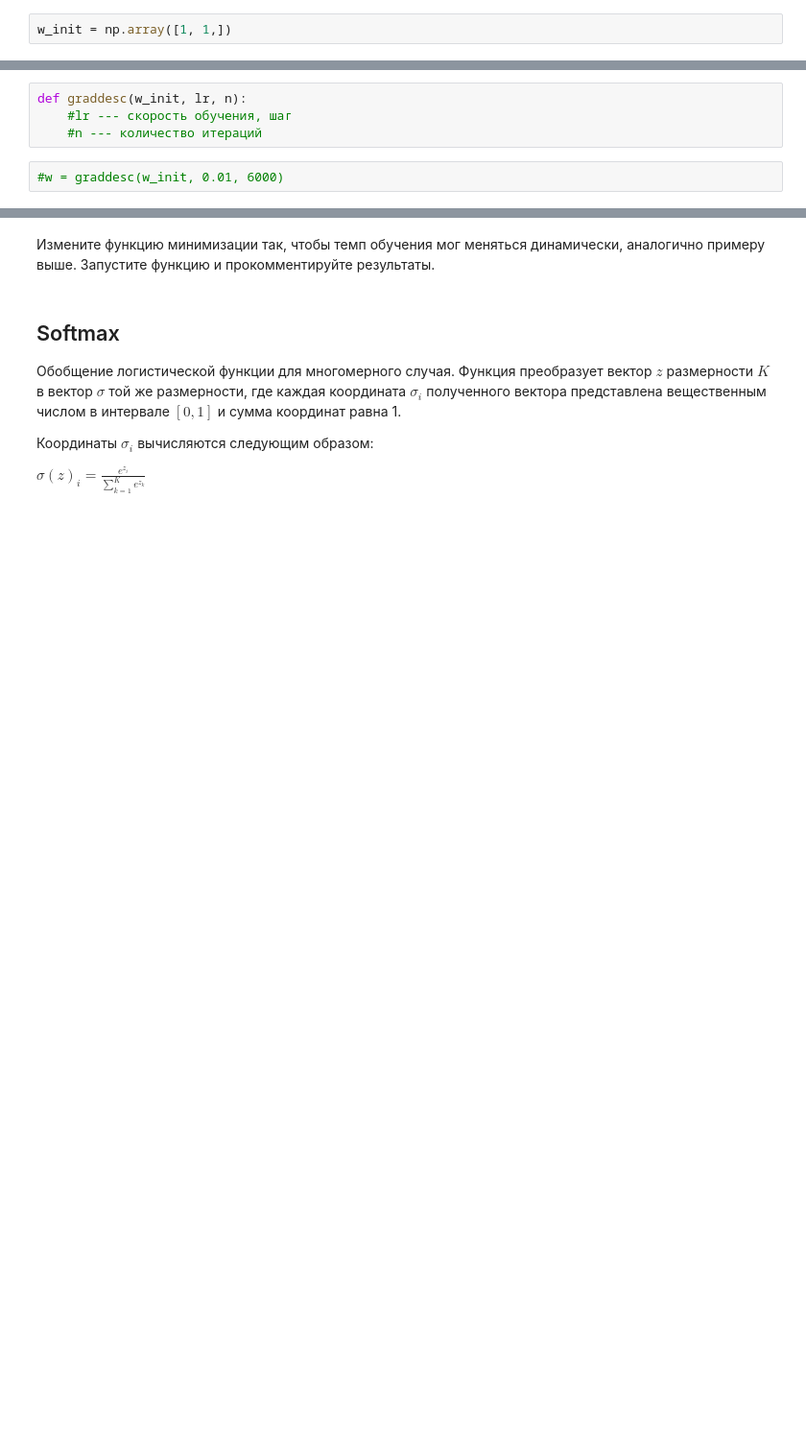
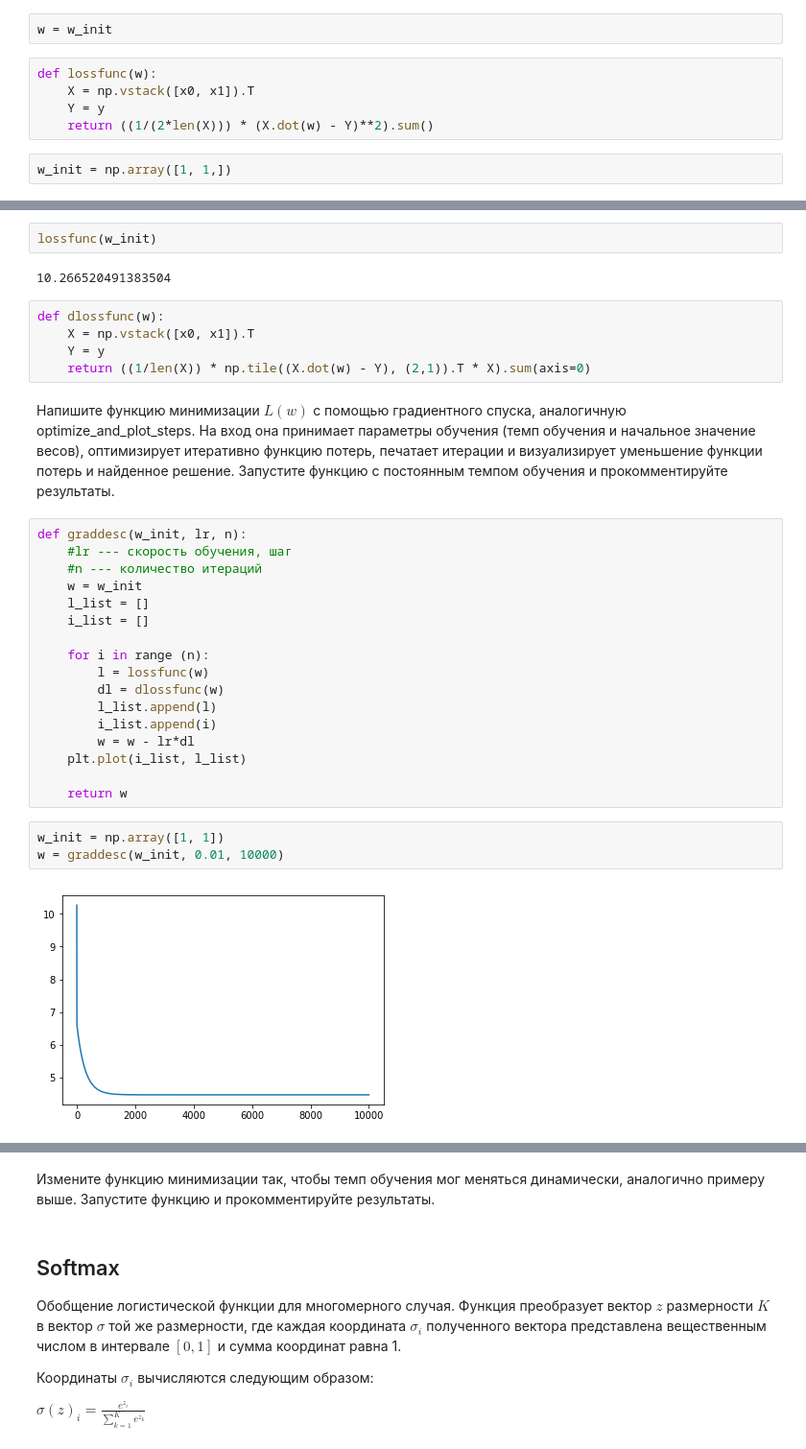
Before and after one commit to GrachevArtem/dl-course-big, a Jupyter notebook: week1/seminar/Seminar_1.ipynb, the cells around one changed output, grey strips where cells are left out. Shown at 96% size. Cells and saved outputs as stored; diff of their text form; blank space fills up the shorter version.

```diff
--- a/week1/seminar/Seminar_1.ipynb
+++ b/week1/seminar/Seminar_1.ipynb
@@ -295,2 +308,9 @@ def lossfunc(w):
+# %%
+w = w_init
+# %%
+def lossfunc(w):
+    X = np.vstack([x0, x1]).T
+    Y = y
+    return ((1/(2*len(X))) * (X.dot(w) - Y)**2).sum()
 # %%
 w_init = np.array([1, 1,])
@@ -299,9 +317,36 @@ def dlossfunc(w):
-# %%
-def graddesc(w_init, lr, n):
-    #lr --- скорость обучения, шаг
-    #n --- количество итераций
+# %%
+lossfunc(w_init)
+# %% [output]
+10.266520491383504
+# %%
+def dlossfunc(w):
+    X = np.vstack([x0, x1]).T
+    Y = y
+    return ((1/len(X)) * np.tile((X.dot(w) - Y), (2,1)).T * X).sum(axis=0)
+# %% [markdown]
+Напишите функцию минимизации $L(w)$ с помощью градиентного спуска, аналогичную optimize_and_plot_steps. На вход она принимает параметры обучения (темп обучения и начальное значение весов), оптимизирует итеративно функцию потерь, печатает итерации и визуализирует уменьшение функции потерь и найденное решение. Запустите функцию с постоянным темпом обучения и прокомментируйте результаты.
+# %%
+def graddesc(w_init, lr, n):
+    #lr --- скорость обучения, шаг
+    #n --- количество итераций
+    w = w_init
+    l_list = []
+    i_list = []
+
+    for i in range (n):
+        l = lossfunc(w)
+        dl = dlossfunc(w)
+        l_list.append(l)
+        i_list.append(i)
+        w = w - lr*dl
+    plt.plot(i_list, l_list)
+
+    return w
 # %%
-#w = graddesc(w_init, 0.01, 6000)
+w_init = np.array([1, 1])
+w = graddesc(w_init, 0.01, 10000)
+# %% [output]
+[figure, added]
 # %%
 print(w)
 # %% [output]
```
Also changed, not shown: parts of 11 cells of this notebook, 4 other files.
